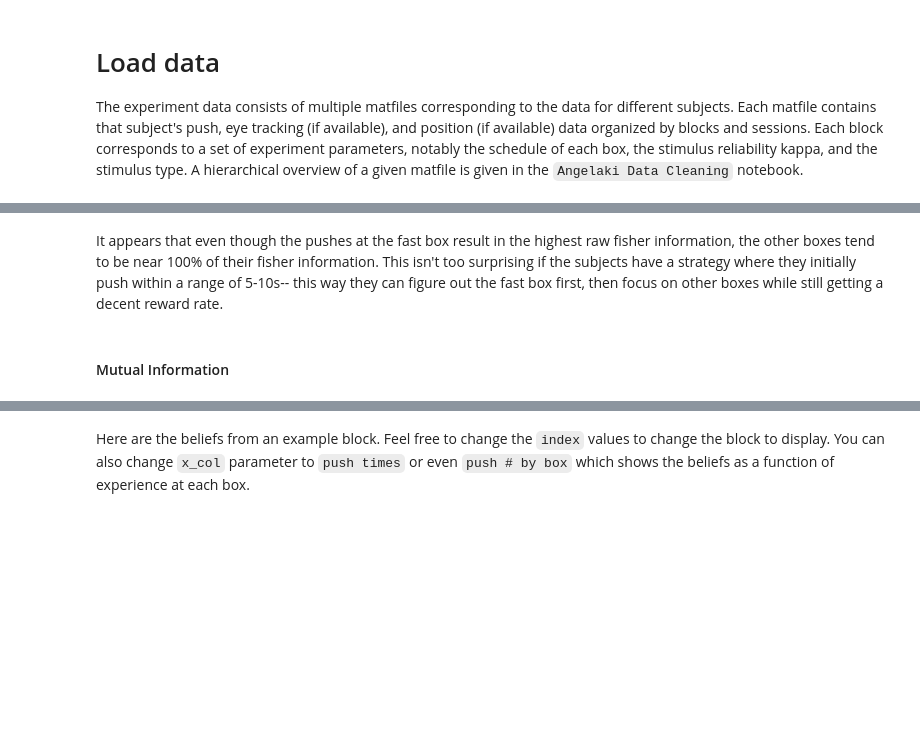
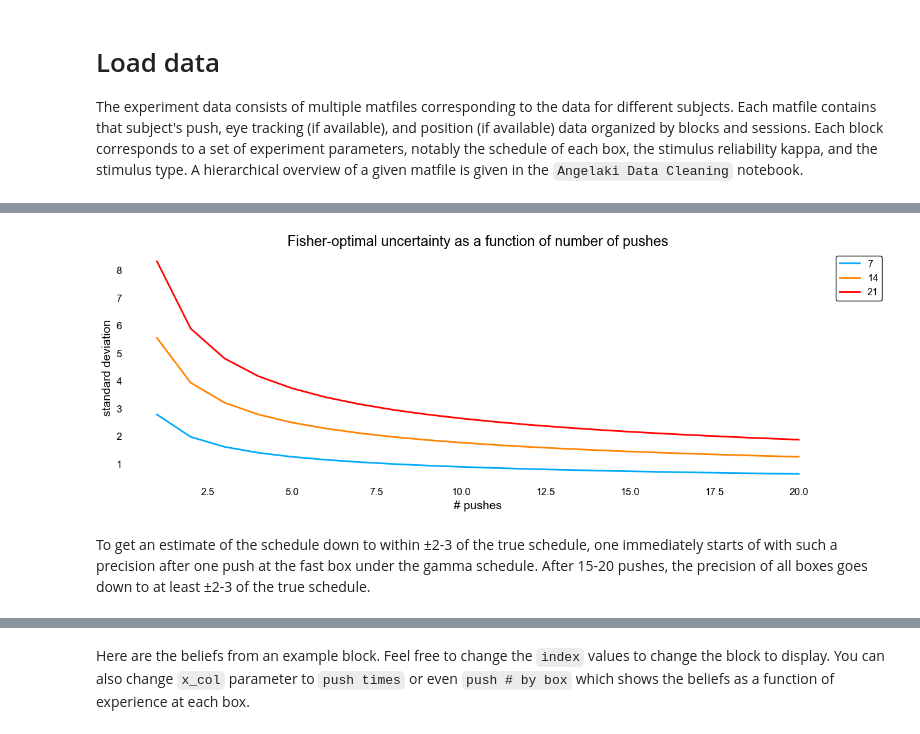
Before and after one commit to XaqLab/Foraging, a Jupyter notebook: notebooks/Learning As Inference.ipynb, the cells around one changed output, grey strips where cells are left out. Cells and saved outputs as stored; diff of their text form; code cells hidden in the pictures; blank space fills up the shorter version.

```diff
--- a/notebooks/Belief Analysis (No Color).ipynb
+++ b/notebooks/Learning As Inference.ipynb
@@ -121,5 +69,11 @@ plot_quantity_in_block(df, y = 'normalized fisher information', legend_kwargs =
-# %% [markdown]
-It appears that even though the pushes at the fast box result in the highest raw fisher information, the other boxes tend to be near 100% of their fisher information. This isn't too surprising if the subjects have a strategy where they initially push within a range of 5-10s-- this way they can figure out the fast box first, then focus on other boxes while still getting a decent reward rate.
-# %% [markdown]
-#### Mutual Information
+# %%
+%%capture --no-display
+from foraging.plotting.beliefs import plot_optimal_fisher_uncertainty
+
+plot_optimal_fisher_uncertainty(20, [7, 14, 21], alpha = 10, title = "Fisher-optimal uncertainty as a function of number of pushes");
+plt.show()
+# %% [output]
+[figure, added]
+# %% [markdown]
+To get an estimate of the schedule down to within ±2-3 of the true schedule, one immediately starts of with such a precision after one push at the fast box under the gamma schedule. After 15-20 pushes, the precision of all boxes goes down to at least ±2-3 of the true schedule.
 # %% [markdown]
```
Also changed, not shown: parts of 21 cells of this notebook, 12 other files.
